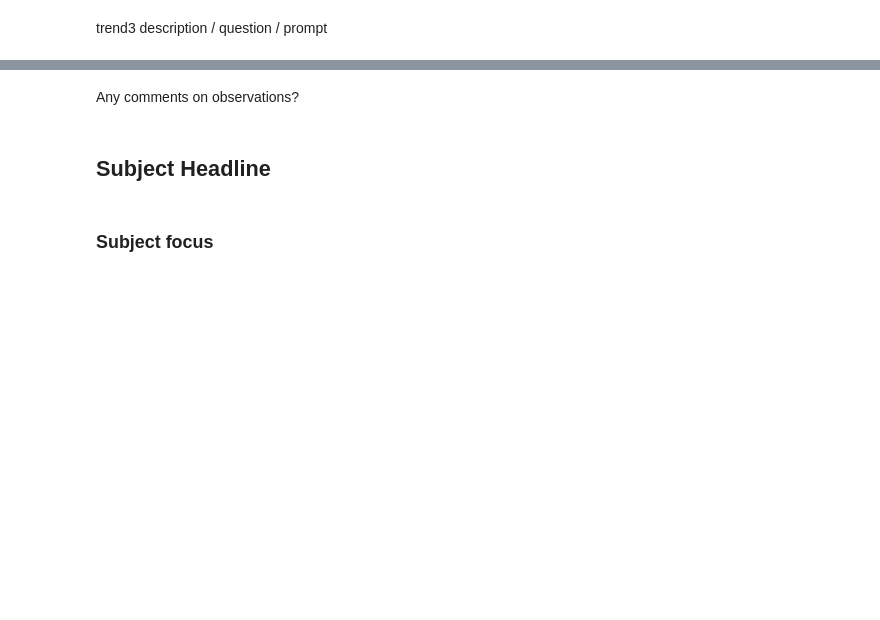
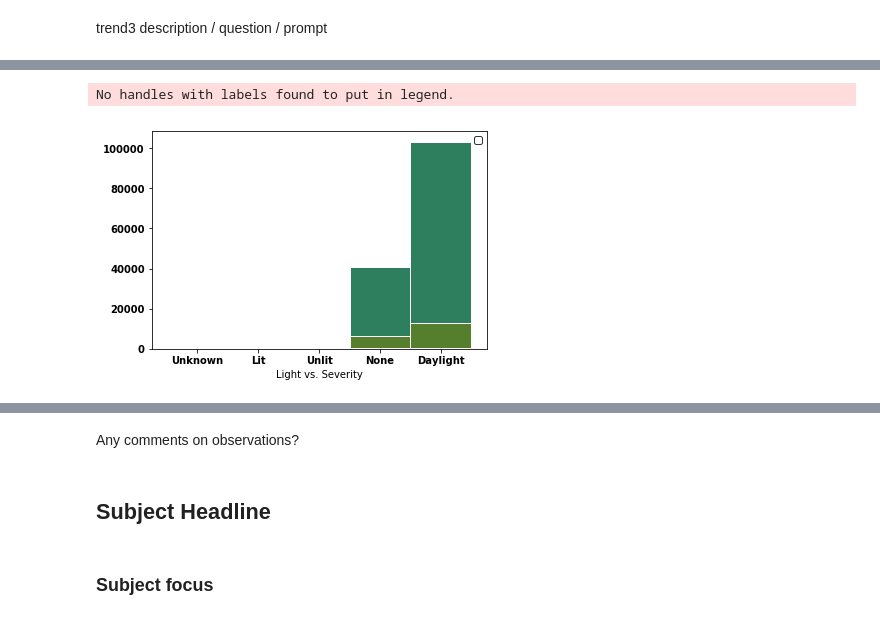
Before and after one commit to bailatrix/London-Traffic-Trends, a Jupyter notebook: main.ipynb, the cells around one changed output, grey strips where cells are left out. Saved outputs shown, nothing was run; the diff lists cells and outputs as text; code cells hidden in the pictures; blank space fills up the shorter version.

```diff
--- a/main.ipynb
+++ b/main.ipynb
@@ -141,0 +170,37 @@ trend3 description / question / prompt
+# %%
+# Stacked bar chart
+# y-axis in bold
+rc('font', weight='bold')
+
+# Values of each group
+bars1_fatal = [3, 5, 11, 494, 618]
+bars2_serious = [39, 43, 71, 6037, 12175]
+bars3_slight = [151, 233, 450, 34428, 90464]
+
+# Heights of bars1 + bars2
+bars = np.add(bars1_fatal, bars2_serious).tolist()
+
+# The position of the bars on the x-axis
+r = [0,1,2,3,4]
+
+# Names of group and bar width
+names = ['Unknown','Lit','Unlit','None','Daylight']
+barWidth = 1
+
+# Create brown bars
+plt.bar(r, bars1_fatal, color='#7f6d5f', edgecolor='white', width=barWidth)
+# Create green bars (middle), on top of the firs ones
+plt.bar(r, bars2_serious, bottom=bars1_fatal, color='#557f2d', edgecolor='white', width=barWidth)
+# Create green bars (top)
+plt.bar(r, bars3_slight, bottom=bars, color='#2d7f5e', edgecolor='white', width=barWidth)
+
+# Custom X axis
+plt.xticks(r, names, fontweight='bold')
+plt.xlabel("Light vs. Severity")
+
+# Show graphic
+plt.legend(loc ='upper right', frameon = True, edgecolor = 'black')
+plt.show()
+# %% [output]
+No handles with labels found to put in legend.
+[figure, added]
```
Also changed, not shown: parts of 52 cells of this notebook.
